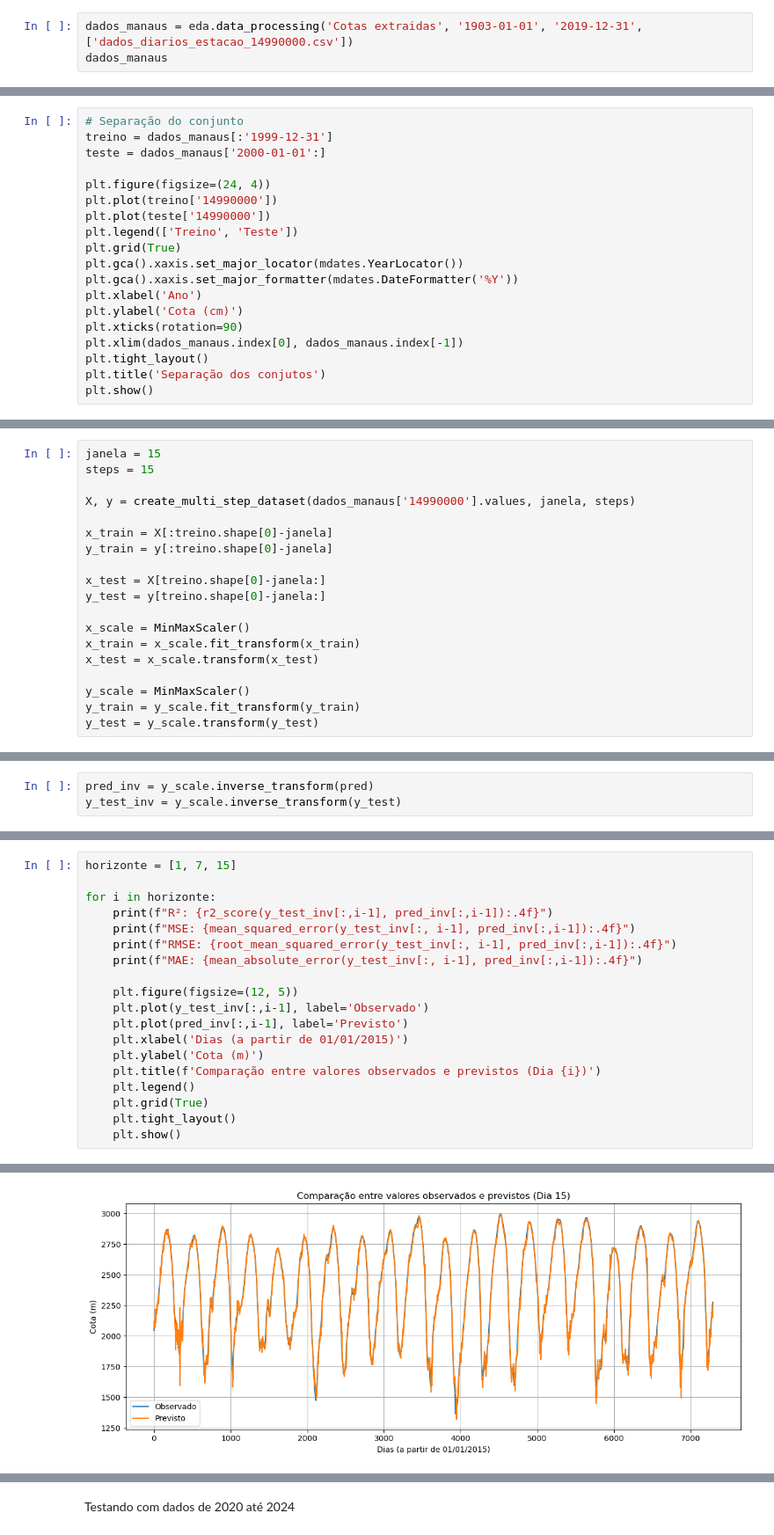
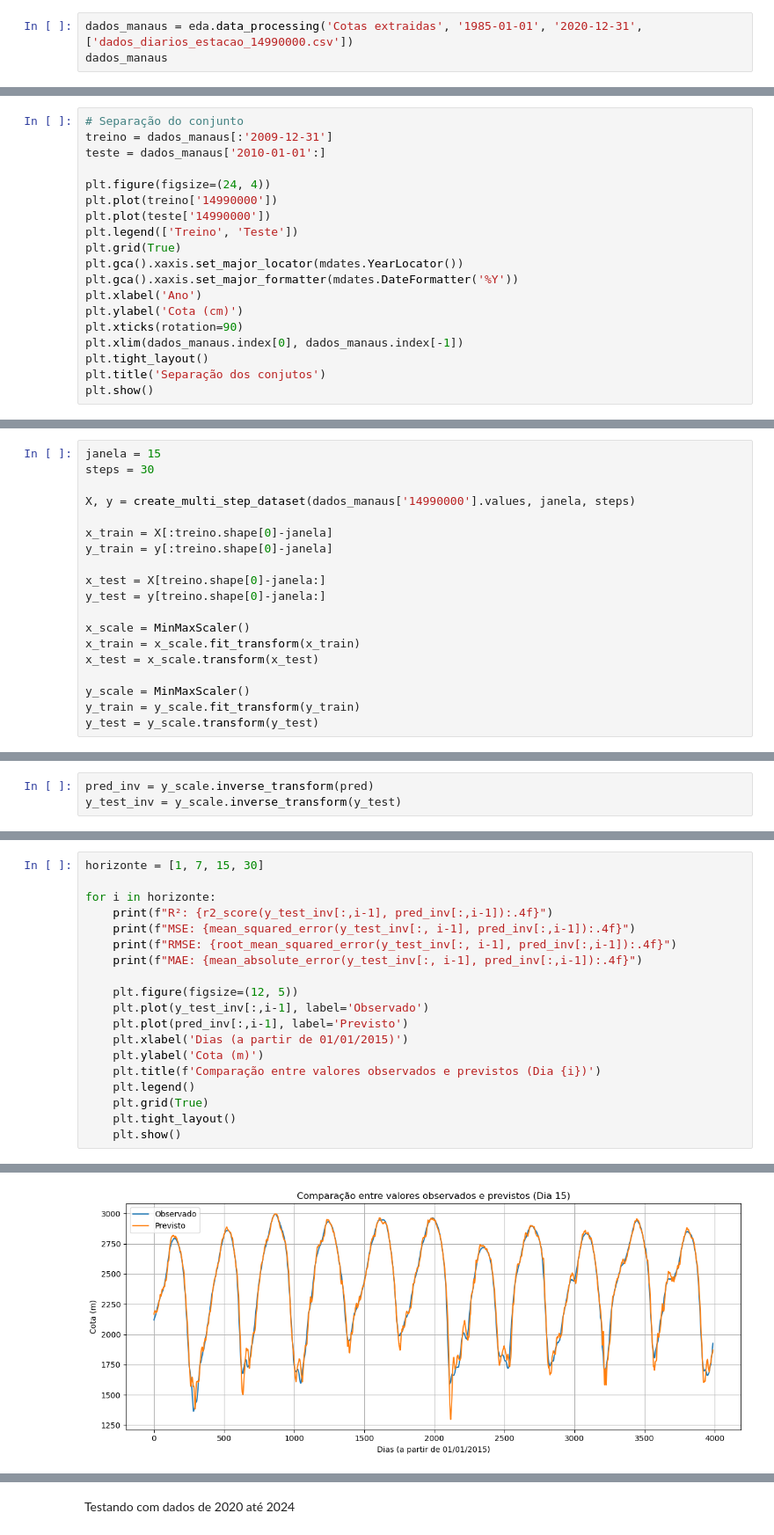
Before and after one commit to DioGS17/ML-HidroPrev, a Jupyter notebook: teste_estacao_14990000_tf.ipynb, the cells around one changed output, grey strips where cells are left out. Shown at 88% size. Cells and saved outputs as stored; diff of their text form.

```diff
--- a/teste_estacao_14990000_tf.ipynb
+++ b/teste_estacao_14990000_tf.ipynb
@@ -23,6 +23,6 @@ W0000 00:00:1753896629.871459 2741685 computation_placer.cc:177] computation pla
 To enable the following instructions: AVX2 FMA, in other operations, rebuild TensorFlow with the appropriate compiler flags.
 # %%
-dados_manaus = eda.data_processing('Cotas extraidas', '1903-01-01', '2019-12-31', ['dados_diarios_estacao_14990000.csv'])
+dados_manaus = eda.data_processing('Cotas extraidas', '1985-01-01', '2020-12-31', ['dados_diarios_estacao_14990000.csv'])
 dados_manaus
 # %% [output]
 |  | 14990000 |
@@ -43,8 +43,8 @@ dados_manaus
 ### Machine Learning
 # %%
 # Separação do conjunto
-treino = dados_manaus[:'1999-12-31']
-teste = dados_manaus['2000-01-01':]
+treino = dados_manaus[:'2009-12-31']
+teste = dados_manaus['2010-01-01':]
 
 plt.figure(figsize=(24, 4))
 plt.plot(treino['14990000'])
@@ -73,7 +73,7 @@ def create_multi_step_dataset(series, janela, n_steps):
     return np.array(X), np.array(y)
 # %%
 janela = 15
-steps = 15
+steps = 30
 
 X, y = create_multi_step_dataset(dados_manaus['14990000'].values, janela, steps)
 
@@ -136,5 +136,5 @@ r2_score(y_test_inv, pred_inv)
 # %%
-horizonte = [1, 7, 15]
+horizonte = [1, 7, 15, 30]
 
 for i in horizonte:
     print(f"R²: {r2_score(y_test_inv[:,i-1], pred_inv[:,i-1]):.4f}")
@@ -170 +170 @@ MAE: 27.1065
-[figure, old version]
+[figure, new version]
```
Also changed, not shown: parts of 15 cells of this notebook, 2 other files.
